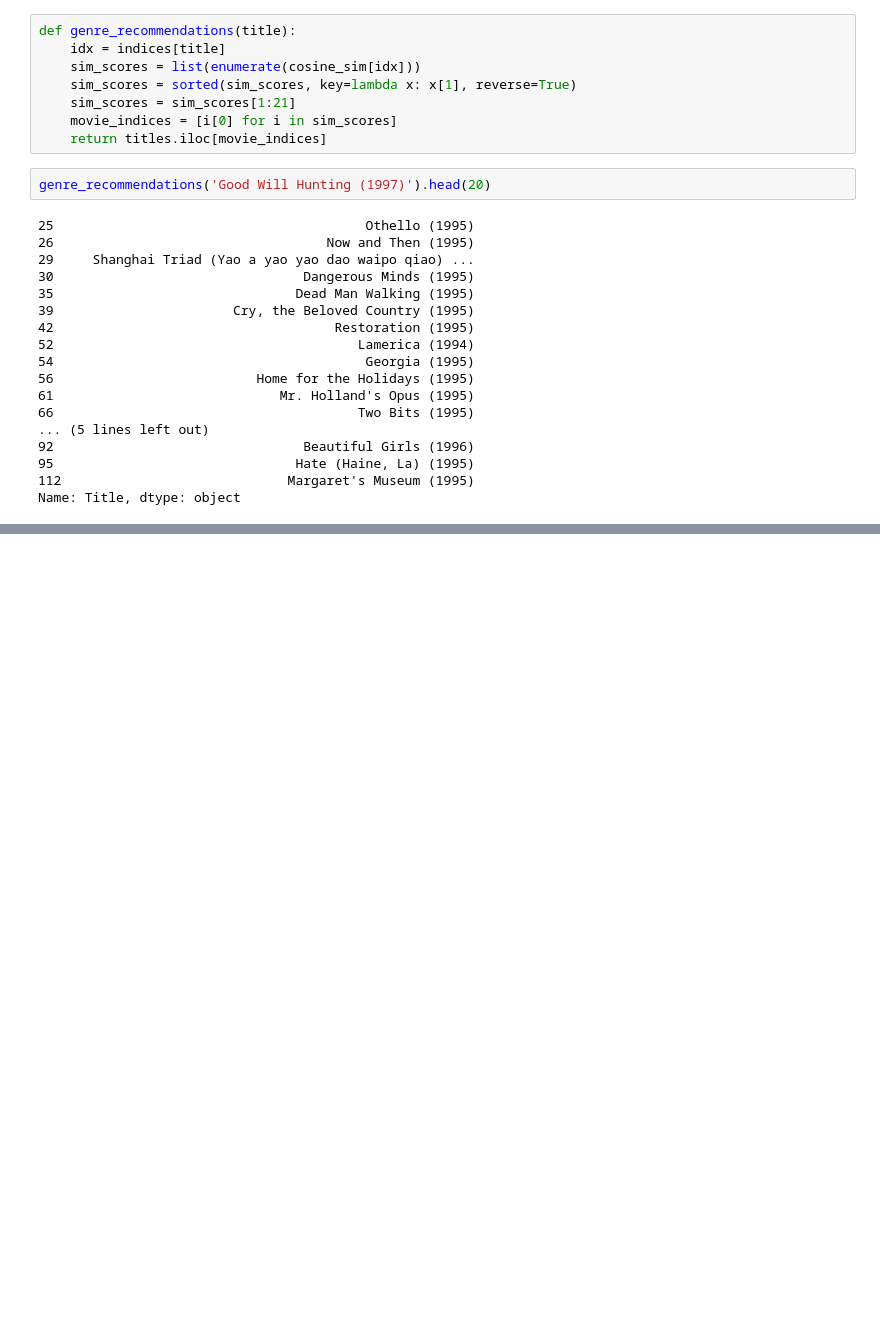
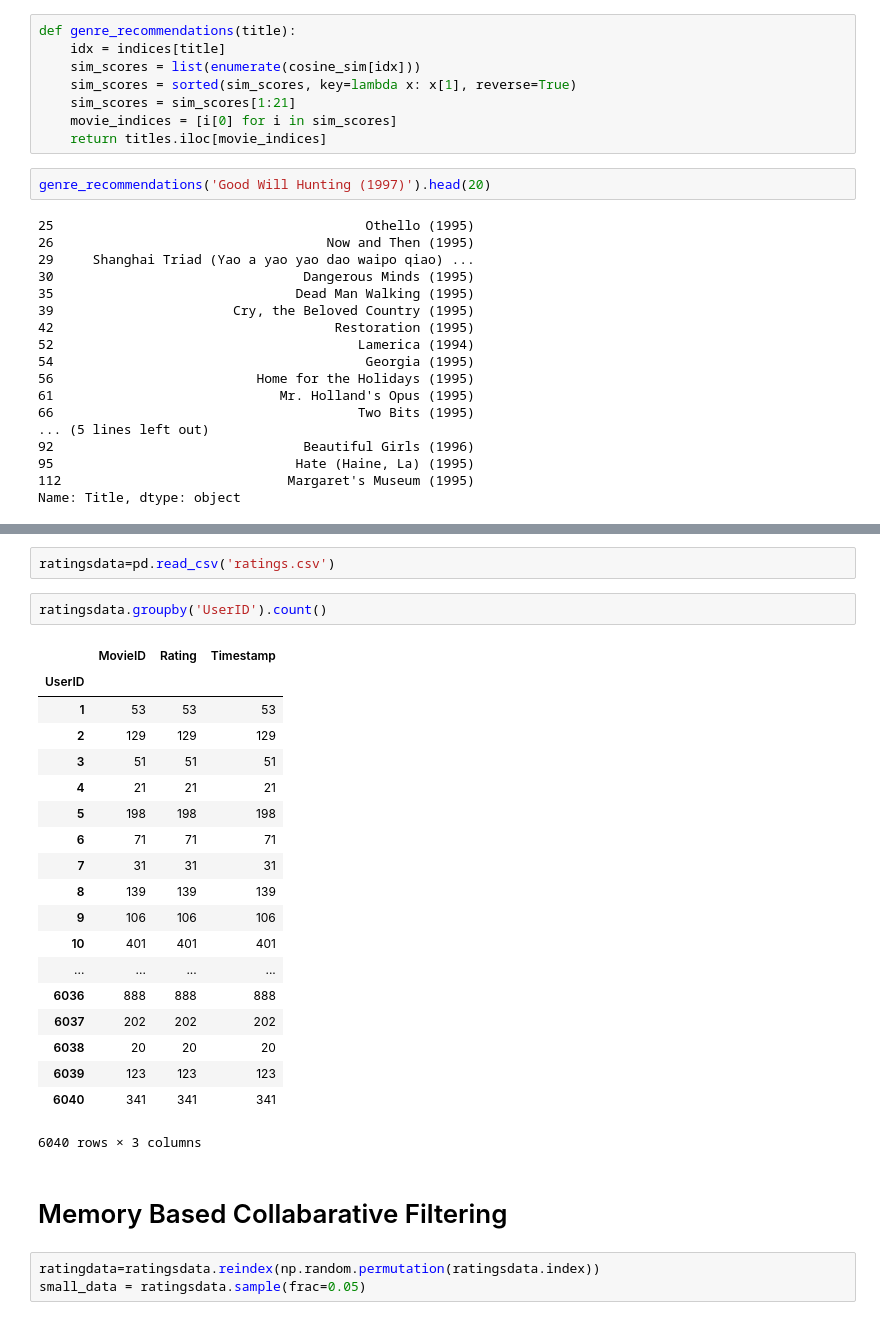
Before and after one commit to karangupta26/Movie-Recommendation-System, a Jupyter notebook: RecommenderSystem.ipynb, the cells around one changed output, grey strips where cells are left out. Saved outputs shown, nothing was run; the diff lists cells and outputs as text; blank space fills up the shorter version.

```diff
--- a/RecommenderSystem.ipynb
+++ b/RecommenderSystem.ipynb
@@ -77,0 +98,29 @@ Name: Title, dtype: object
+# %%
+ratingsdata=pd.read_csv('ratings.csv')
+# %%
+ratingsdata.groupby('UserID').count()
+# %% [output]
+|  | MovieID | Rating | Timestamp |
+| UserID |  |  |  |
+| 1 | 53 | 53 | 53 |
+| 2 | 129 | 129 | 129 |
+| 3 | 51 | 51 | 51 |
+| 4 | 21 | 21 | 21 |
+| 5 | 198 | 198 | 198 |
+| 6 | 71 | 71 | 71 |
+| 7 | 31 | 31 | 31 |
+| 8 | 139 | 139 | 139 |
+| 9 | 106 | 106 | 106 |
+| 10 | 401 | 401 | 401 |
+| ... | ... | ... | ... |
+| 6036 | 888 | 888 | 888 |
+| 6037 | 202 | 202 | 202 |
+| 6038 | 20 | 20 | 20 |
+| 6039 | 123 | 123 | 123 |
+| 6040 | 341 | 341 | 341 |
+6040 rows × 3 columns
+# %% [markdown]
+# Memory Based Collabarative Filtering
+# %%
+ratingdata=ratingsdata.reindex(np.random.permutation(ratingsdata.index))
+small_data = ratingsdata.sample(frac=0.05)
```
Also changed, not shown: parts of 11 cells of this notebook.
